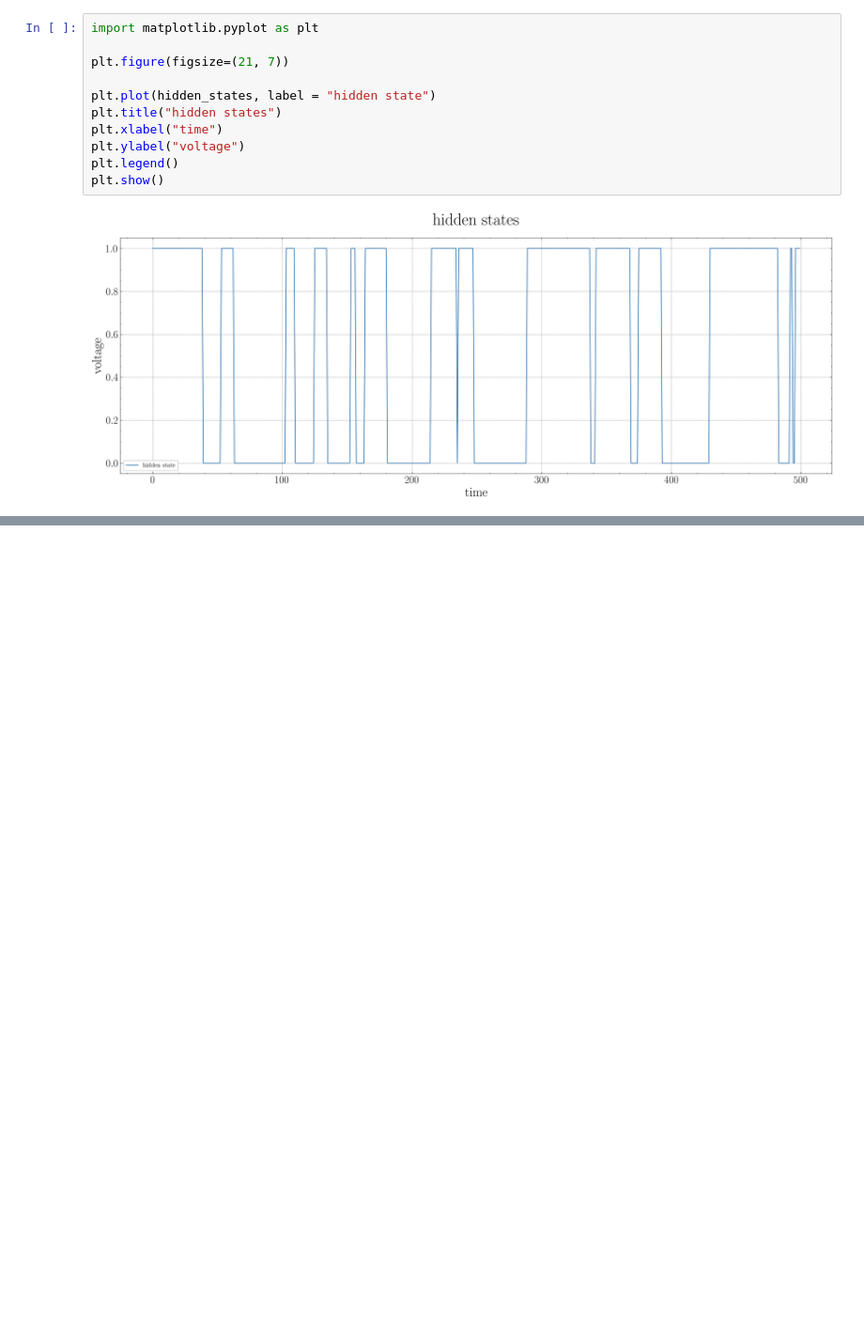
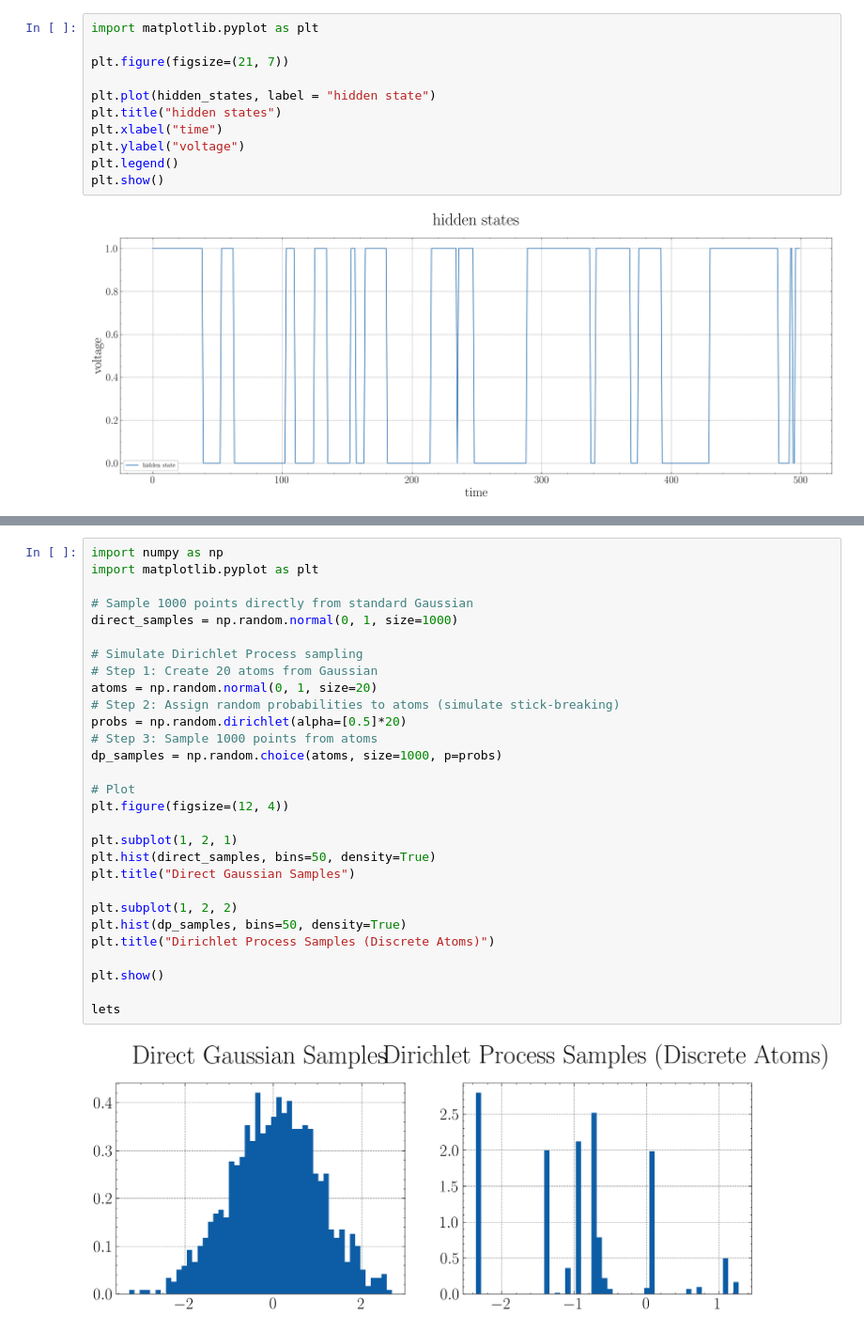
Before and after one commit to raknah/neuroelectrophysiology, a Jupyter notebook: notebooks/HMM.ipynb, the cells around one changed output, grey strips where cells are left out. Shown at 94% size. Saved outputs shown, nothing was run; the diff lists cells and outputs as text; blank space fills up the shorter version.

```diff
--- a/notebooks/HMM.ipynb
+++ b/notebooks/HMM.ipynb
@@ -82,0 +113,31 @@ plt.show()
+# %%
+import numpy as np
+import matplotlib.pyplot as plt
+
+# Sample 1000 points directly from standard Gaussian
+direct_samples = np.random.normal(0, 1, size=1000)
+
+# Simulate Dirichlet Process sampling
+# Step 1: Create 20 atoms from Gaussian
+atoms = np.random.normal(0, 1, size=20)
+# Step 2: Assign random probabilities to atoms (simulate stick-breaking)
+probs = np.random.dirichlet(alpha=[0.5]*20)
+# Step 3: Sample 1000 points from atoms
+dp_samples = np.random.choice(atoms, size=1000, p=probs)
+
+# Plot
+plt.figure(figsize=(12, 4))
+
+plt.subplot(1, 2, 1)
+plt.hist(direct_samples, bins=50, density=True)
+plt.title("Direct Gaussian Samples")
+
+plt.subplot(1, 2, 2)
+plt.hist(dp_samples, bins=50, density=True)
+plt.title("Dirichlet Process Samples (Discrete Atoms)")
+
+plt.show()
+
+lets
+# %% [output]
+[figure, added]
```
Also changed, not shown: parts of 4 cells of this notebook, 30 other files.
